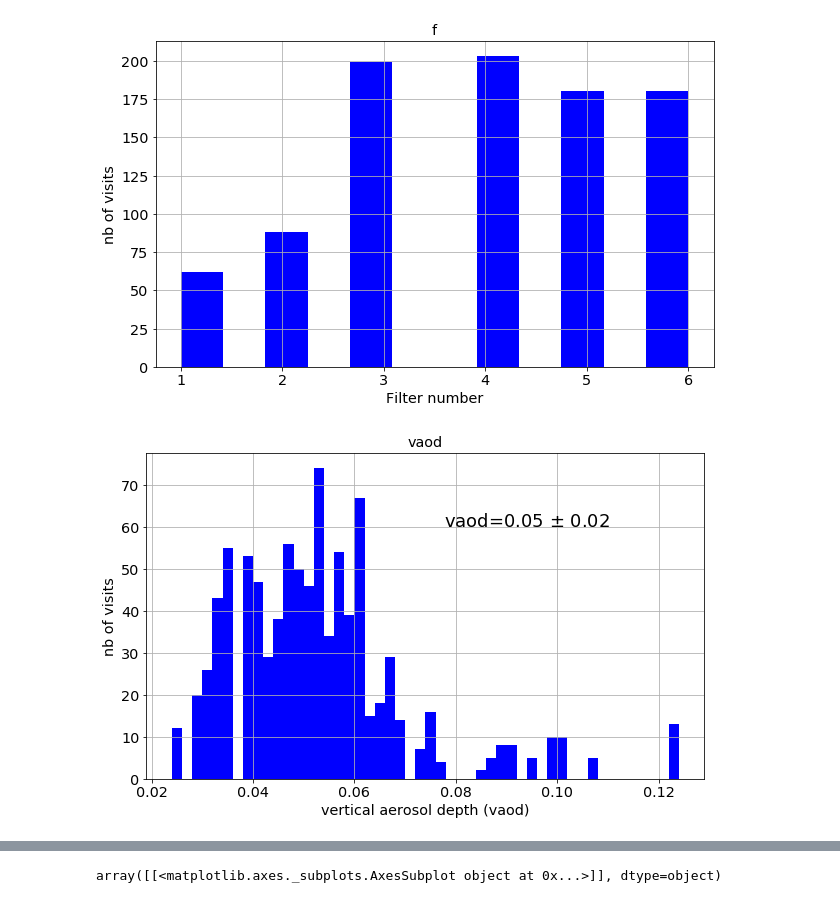
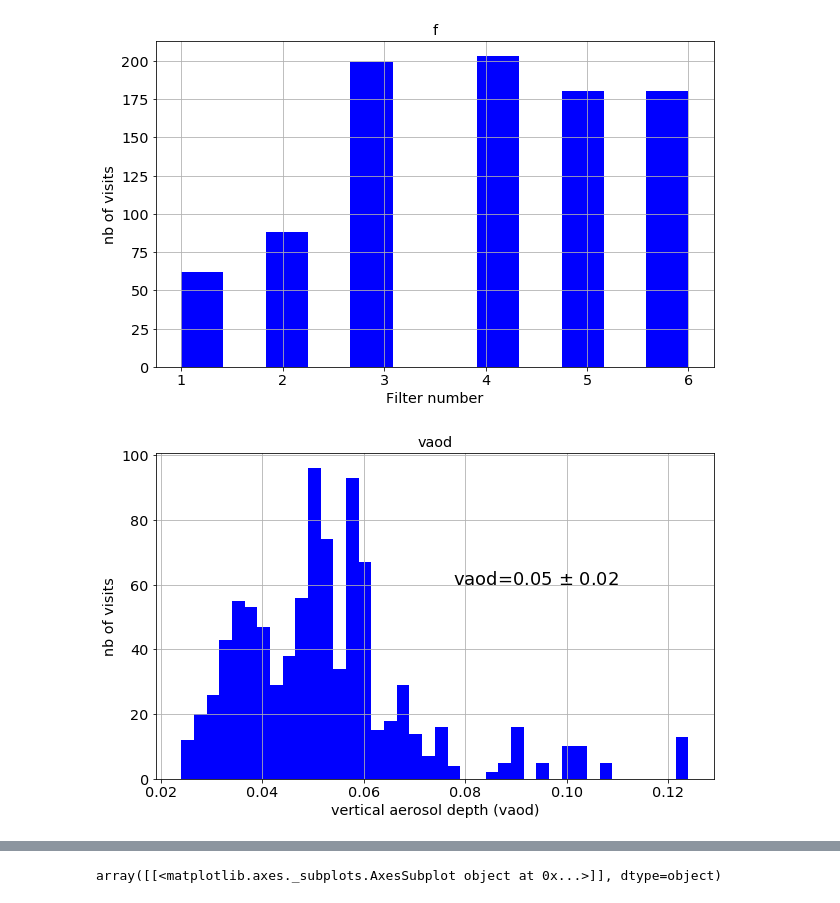
Before and after one commit to LSSTDESC/OpenAtmMiniDataChallenge, a Jupyter notebook: ViewSimuResult.ipynb, the cells around one changed output, grey strips where cells are left out. Cells and saved outputs as stored; diff of their text form; code cells hidden in the pictures.

```diff
--- a/ViewSimuResult.ipynb
+++ b/ViewSimuResult.ipynb
@@ -33,4 +33,5 @@ NBFILT=len(all_filternum)
 # %% [markdown]
 # Input Data
 # %%
-path_data="/sps/lsst/data/PCWG_MiniDataChallenge/pickles_uvk/2018-07-08/"
+#path_data="/sps/lsst/data/PCWG_MiniDataChallenge/pickles_uvk/2018-07-08/"
+path_data="/Users/dagoret/DATA/PCWG_MiniDataChallenge_2018/pickles_uvk/2018-07-08"
@@ -108,13 +111,13 @@ for ax in axarr.flatten():
 # %%
 m,sig,amin,amax=df["vaod"].describe()["mean"],df["vaod"].describe()["std"],df["vaod"].describe()["min"],df["vaod"].describe()["max"]
 thelabel="vaod={:3.2f} $\pm$ {:3.2f}".format(m,sig)
-axarr=df.hist('vaod',bins=50,color='b')
+axarr=df.hist('vaod',bins=40,color='b')
 for ax in axarr.flatten():
     ax.set_xlabel("vertical aerosol depth (vaod)")
     ax.set_ylabel("nb of visits")
-    ax.text((amin+amax)/2.+0.02, 60, thelabel, ha='center',fontsize=18)
+    ax.text((amin+amax)/2.+0.02, 80, thelabel, ha='center',fontsize=18)
 # %% [output]
-[figure, old version]
+[figure, new version]
 # %%
 m,sig,pmin,pmax=df["pwv"].describe()["mean"],df["pwv"].describe()["std"],df["pwv"].describe()["min"],df["pwv"].describe()["max"]
 thelabel="pwv={:3.2f} $\pm$ {:3.2f} mm".format(m,sig)
```
Also changed, not shown: parts of 11 cells of this notebook, 1 other file.
